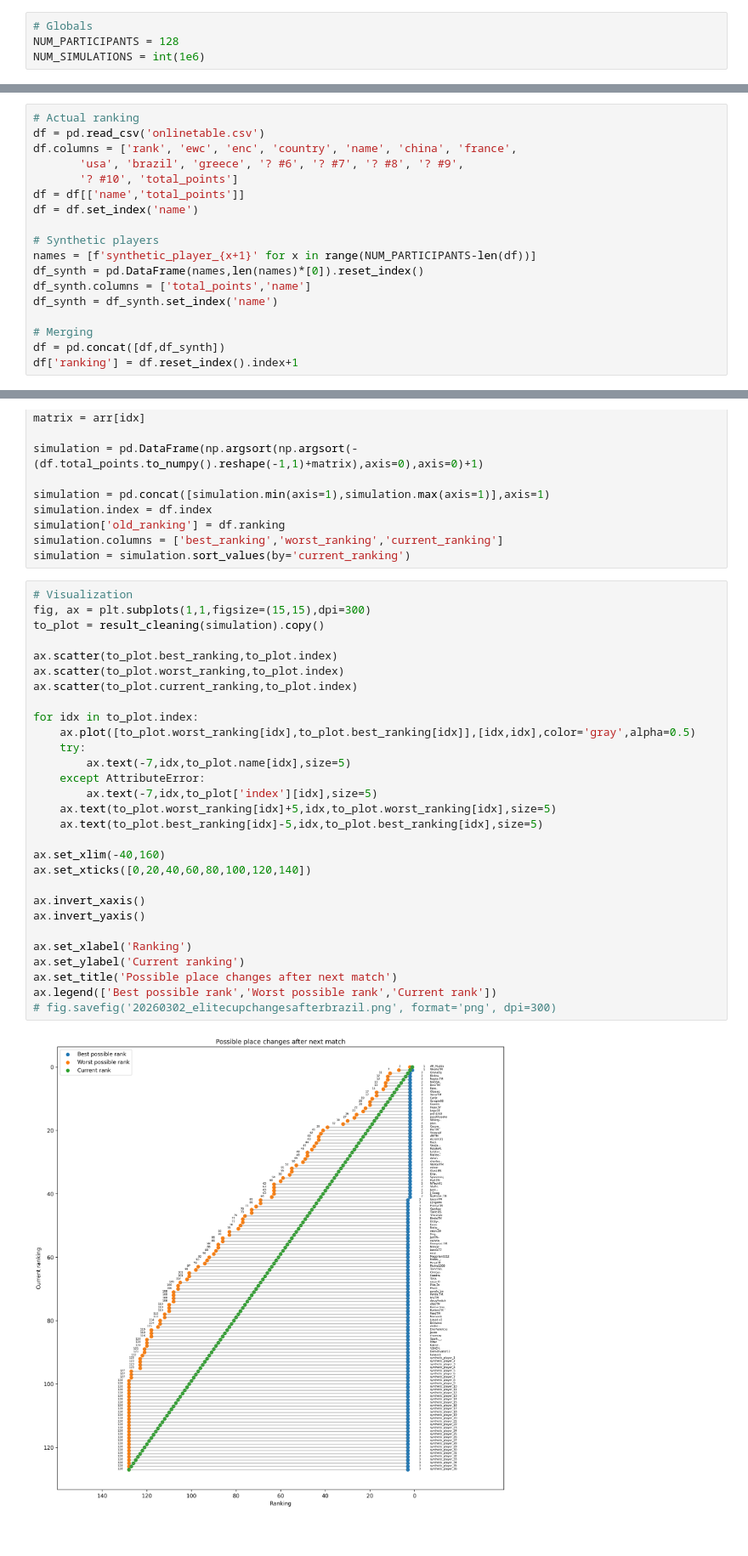
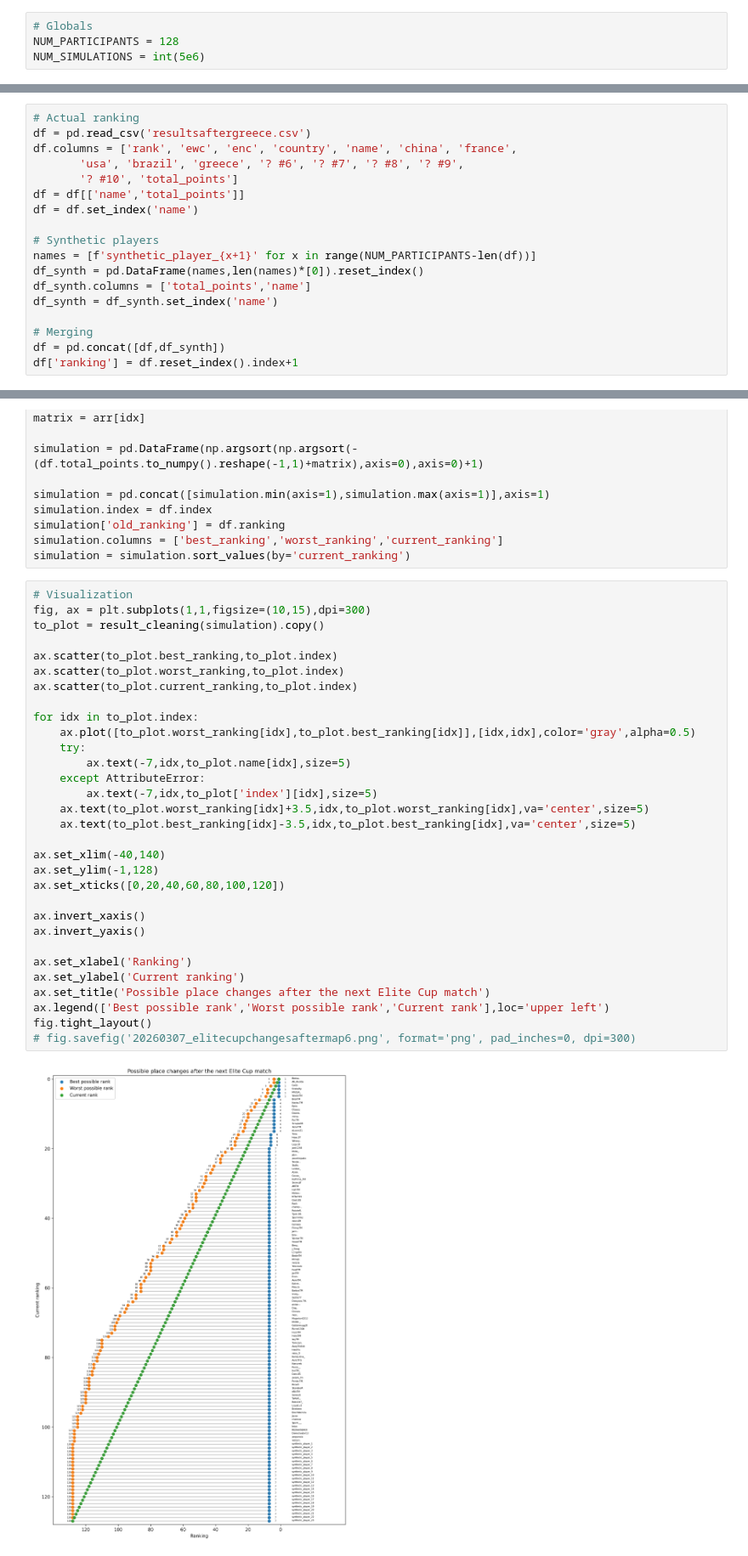
Before and after one commit to kraemer-k/tmelitecup, a Jupyter notebook: elitecupsim.ipynb, the cells around one changed output, grey strips where cells are left out. Shown at 85% size. Saved outputs shown, nothing was run; the diff lists cells and outputs as text.

```diff
--- a/elitecupsim.ipynb
+++ b/elitecupsim.ipynb
@@ -19,7 +21,7 @@ def result_cleaning(results: pd.DataFrame) -> pd.DataFrame:
 # %%
 # Globals
 NUM_PARTICIPANTS = 128
-NUM_SIMULATIONS = int(1e6)
+NUM_SIMULATIONS = int(5e6)
 # %%
 # Point distribution
 points_per_position = [1000,700,600,500,400,300,200,100,
@@ -33,7 +35,7 @@ points_per_position = [1000,700,600,500,400,300,200,100,
 points_per_position = points_per_position + (NUM_PARTICIPANTS-64)*[0]
 # %%
 # Actual ranking
-df = pd.read_csv('onlinetable.csv')
+df = pd.read_csv('resultsaftergreece.csv')
 df.columns = ['rank', 'ewc', 'enc', 'country', 'name', 'china', 'france',
        'usa', 'brazil', 'greece', '? #6', '? #7', '? #8', '? #9',
        '? #10', 'total_points']
@@ -66,32 +68,34 @@ simulation.columns = ['best_ranking','worst_ranking','current_ranking']
 simulation = simulation.sort_values(by='current_ranking')
 # %%
 # Visualization
-fig, ax = plt.subplots(1,1,figsize=(15,15),dpi=300)
+fig, ax = plt.subplots(1,1,figsize=(10,15),dpi=300)
 to_plot = result_cleaning(simulation).copy()
 
 ax.scatter(to_plot.best_ranking,to_plot.index)
 ax.scatter(to_plot.worst_ranking,to_plot.index)
 ax.scatter(to_plot.current_ranking,to_plot.index)
 
 for idx in to_plot.index:
     ax.plot([to_plot.worst_ranking[idx],to_plot.best_ranking[idx]],[idx,idx],color='gray',alpha=0.5)
     try:
         ax.text(-7,idx,to_plot.name[idx],size=5)
     except AttributeError:
         ax.text(-7,idx,to_plot['index'][idx],size=5)
-    ax.text(to_plot.worst_ranking[idx]+5,idx,to_plot.worst_ranking[idx],size=5)
-    ax.text(to_plot.best_ranking[idx]-5,idx,to_plot.best_ranking[idx],size=5)
+    ax.text(to_plot.worst_ranking[idx]+3.5,idx,to_plot.worst_ranking[idx],va='center',size=5)
+    ax.text(to_plot.best_ranking[idx]-3.5,idx,to_plot.best_ranking[idx],va='center',size=5)
 
-ax.set_xlim(-40,160)
-ax.set_xticks([0,20,40,60,80,100,120,140])
+ax.set_xlim(-40,140)
+ax.set_ylim(-1,128)
+ax.set_xticks([0,20,40,60,80,100,120])
 
 ax.invert_xaxis()
 ax.invert_yaxis()
 
 ax.set_xlabel('Ranking')
 ax.set_ylabel('Current ranking')
-ax.set_title('Possible place changes after next match')
-ax.legend(['Best possible rank','Worst possible rank','Current rank'])
-# fig.savefig('20260302_elitecupchangesafterbrazil.png', format='png', dpi=300)
+ax.set_title('Possible place changes after the next Elite Cup match')
+ax.legend(['Best possible rank','Worst possible rank','Current rank'],loc='upper left')
+fig.tight_layout()
+# fig.savefig('20260307_elitecupchangesaftermap6.png', format='png', pad_inches=0, dpi=300)
 # %% [output]
-[figure, old version]
+[figure, new version]
```
Also changed, not shown: parts of 1 cell of this notebook, 1 other file.
